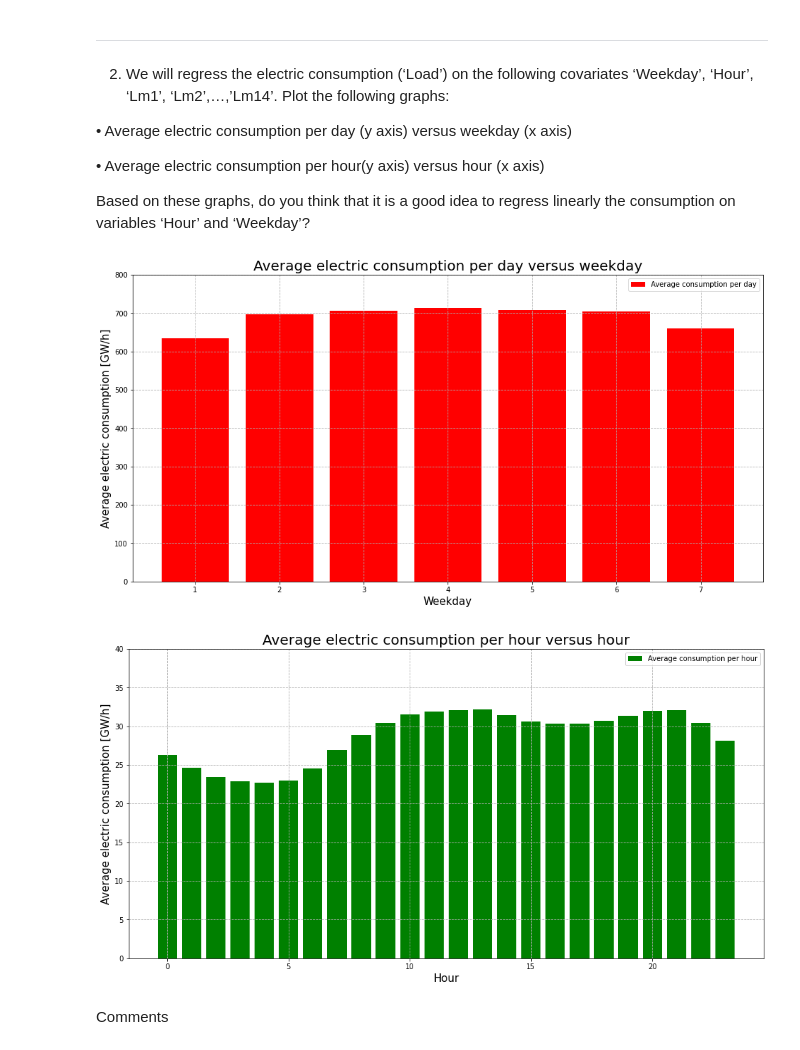
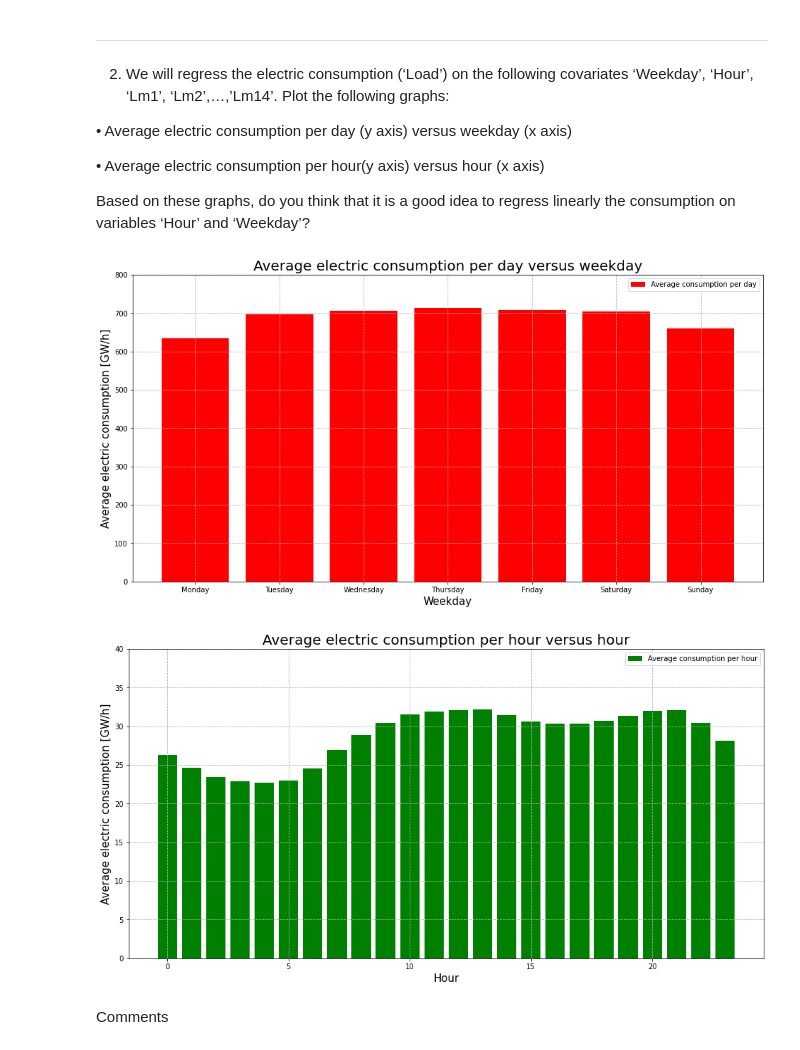
Before and after one commit to MxDx/Hackatons_2, a Jupyter notebook: hackathon2_without_code.ipynb, the cells around one changed output. Saved outputs shown, nothing was run; the diff lists cells and outputs as text; code cells hidden in the pictures.

```diff
--- a/hackathon2_without_code.ipynb
+++ b/hackathon2_without_code.ipynb
@@ -140,14 +139,15 @@ Comments
 Based on these graphs, do you think that it is a good idea to regress linearly the consumption on variables ‘Hour’ and ‘Weekday’?
 # %%
 def av_wd(data: pd.DataFrame):
+    # Calculate sum of load for each day
     sum_per_day = data.filter(items=['Date', 'Load', 'Weekday']).groupby(['Date']).sum()
     average_weekday = np.zeros(7)
+    # Calculate average load for each day of the week
     for i in range(7):
         average_weekday[i] = sum_per_day[sum_per_day["Weekday"] == 24*(i+1)].filter(items=['Load']).mean()
     return average_weekday
-
 def plt_wd(arr):
-    x = np.arange(1,8,1)
+    x = ['Monday', 'Tuesday', 'Wednesday', 'Thursday', 'Friday', 'Saturday', 'Sunday']
     plt.figure(figsize=(16,8))
     plt.grid(linestyle='--')
 
@@ -157,36 +157,35 @@ def plt_wd(arr):
     plt.xlabel("Weekday",fontsize=15)
     plt.ylabel("Average electric consumption [GW/h]",fontsize=15)
     plt.legend()
     plt.ylim(top=800)
     plt.show()
 
 def av_h(data):
-    d = data["Hour"]
     average_hour = np.zeros(24)
     for i in range(24):
-        average_hour[i] = data[d == i].filter(items=["Load"]).mean()
+        average_hour[i] = data[data["Hour"] == i].filter(items=["Load"]).mean()
     return average_hour
 
 def plt_h(arr):
     x = np.arange(0,24,1)
     plt.figure(figsize=(16,8))
     plt.grid(linestyle='--')
 
     plt.bar(x,arr/1_000,color='g',linewidth=4, label="Average consumption per hour")
 
     plt.title("Average electric consumption per hour versus hour",fontsize=20)
     plt.xlabel("Hour",fontsize=15)
     plt.ylabel("Average electric consumption [GW/h]",fontsize=15)
     plt.legend()
     plt.ylim(top=40)
     plt.show()
 
 average_weekday = av_wd(data_energy_load)
 average_hour = av_h(data_energy_load)
 plt_wd(average_weekday)
 plt_h(average_hour)
 # %% [output]
-[figure, old version]
+[figure, new version]
 [figure]
 # %% [markdown]
 Comments
```
Also changed, not shown: parts of 9 cells of this notebook.
